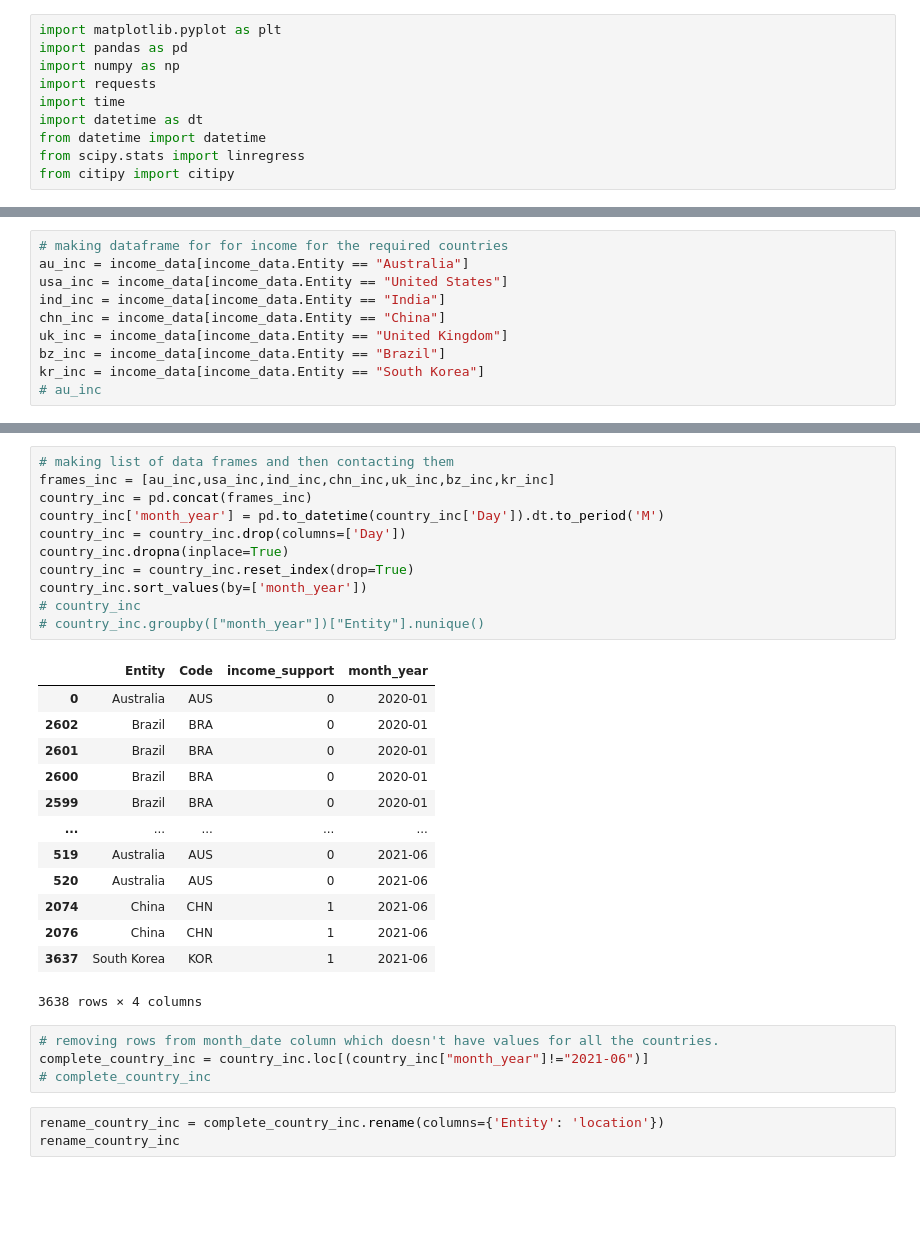
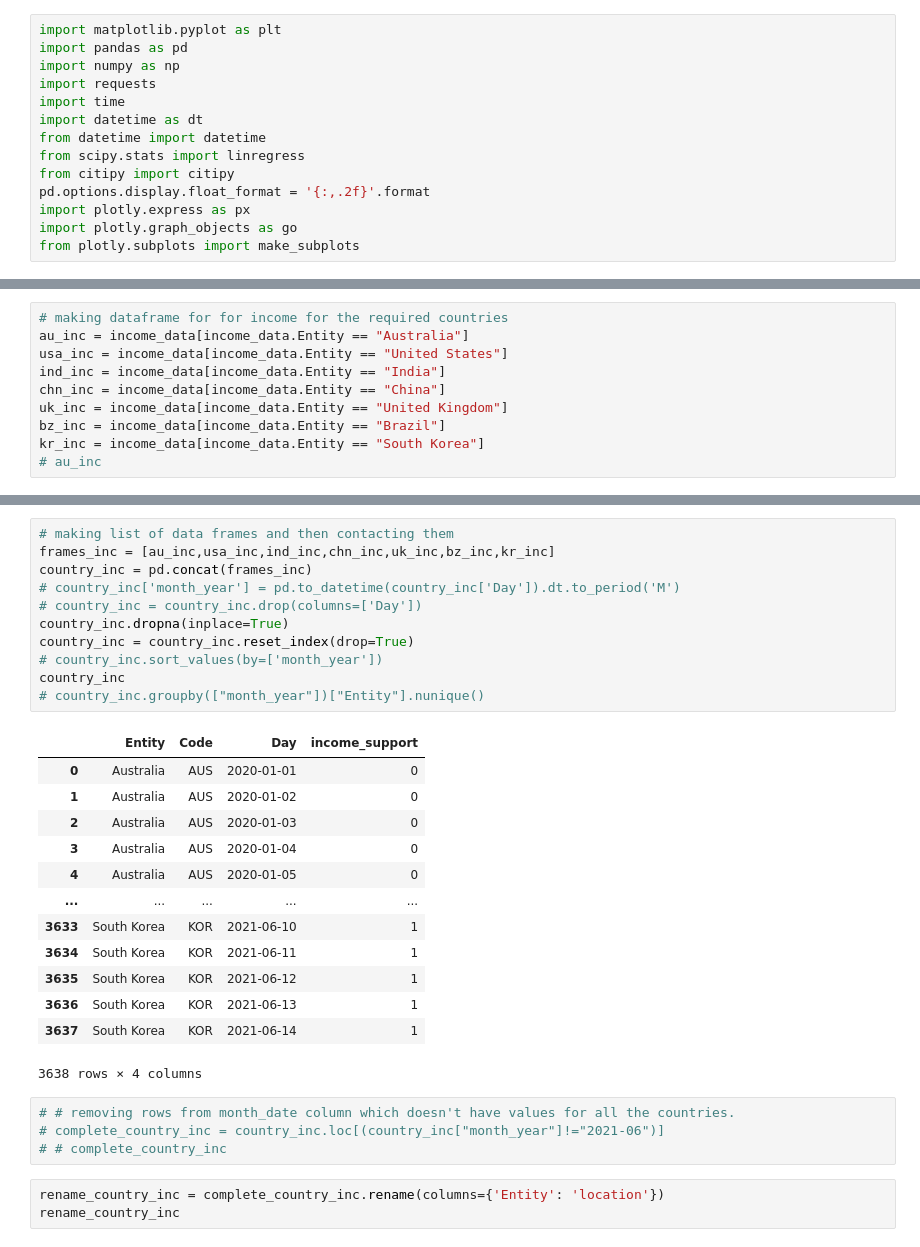
Before and after one commit to nithiyasuresh/Project-1-Covid-PolicyChangesAnalysis, a Jupyter notebook: project1.ipynb, the cells around one changed output, grey strips where cells are left out. Cells and saved outputs as stored; diff of their text form; blank space fills up the shorter version.

```diff
--- a/project1.ipynb
+++ b/project1.ipynb
@@ -8,6 +8,10 @@ import datetime as dt
 from datetime import datetime
 from scipy.stats import linregress
 from citipy import citipy
+pd.options.display.float_format = '{:,.2f}'.format
+import plotly.express as px
+import plotly.graph_objects as go
+from plotly.subplots import make_subplots
 # %%
 visitor_path = "Data/changes-visitors-covid.csv"
 covid_path = "Data/covid-data.csv"
@@ -164,32 +290,32 @@ kr_inc = income_data[income_data.Entity == "South Korea"]
 # %%
 # making list of data frames and then contacting them
 frames_inc = [au_inc,usa_inc,ind_inc,chn_inc,uk_inc,bz_inc,kr_inc]
 country_inc = pd.concat(frames_inc)
-country_inc['month_year'] = pd.to_datetime(country_inc['Day']).dt.to_period('M')
-country_inc = country_inc.drop(columns=['Day'])
+# country_inc['month_year'] = pd.to_datetime(country_inc['Day']).dt.to_period('M')
+# country_inc = country_inc.drop(columns=['Day'])
 country_inc.dropna(inplace=True)
 country_inc = country_inc.reset_index(drop=True)
-country_inc.sort_values(by=['month_year'])
-# country_inc
+# country_inc.sort_values(by=['month_year'])
+country_inc
 # country_inc.groupby(["month_year"])["Entity"].nunique()
 # %% [output]
-|  | Entity | Code | income_support | month_year |
-| 0 | Australia | AUS | 0 | 2020-01 |
-| 2602 | Brazil | BRA | 0 | 2020-01 |
-| 2601 | Brazil | BRA | 0 | 2020-01 |
-| 2600 | Brazil | BRA | 0 | 2020-01 |
-| 2599 | Brazil | BRA | 0 | 2020-01 |
+|  | Entity | Code | Day | income_support |
+| 0 | Australia | AUS | 2020-01-01 | 0 |
+| 1 | Australia | AUS | 2020-01-02 | 0 |
+| 2 | Australia | AUS | 2020-01-03 | 0 |
+| 3 | Australia | AUS | 2020-01-04 | 0 |
+| 4 | Australia | AUS | 2020-01-05 | 0 |
 | ... | ... | ... | ... | ... |
-| 519 | Australia | AUS | 0 | 2021-06 |
-| 520 | Australia | AUS | 0 | 2021-06 |
-| 2074 | China | CHN | 1 | 2021-06 |
-| 2076 | China | CHN | 1 | 2021-06 |
-| 3637 | South Korea | KOR | 1 | 2021-06 |
+| 3633 | South Korea | KOR | 2021-06-10 | 1 |
+| 3634 | South Korea | KOR | 2021-06-11 | 1 |
+| 3635 | South Korea | KOR | 2021-06-12 | 1 |
+| 3636 | South Korea | KOR | 2021-06-13 | 1 |
+| 3637 | South Korea | KOR | 2021-06-14 | 1 |
 3638 rows × 4 columns
 # %%
-# removing rows from month_date column which doesn't have values for all the countries.
-complete_country_inc = country_inc.loc[(country_inc["month_year"]!="2021-06")]
-# complete_country_inc
+# # removing rows from month_date column which doesn't have values for all the countries.
+# complete_country_inc = country_inc.loc[(country_inc["month_year"]!="2021-06")]
+# # complete_country_inc
 # %%
 rename_country_inc = complete_country_inc.rename(columns={'Entity': 'location'})
 rename_country_inc
```
Also changed, not shown: parts of 28 cells of this notebook, 3 other files.
